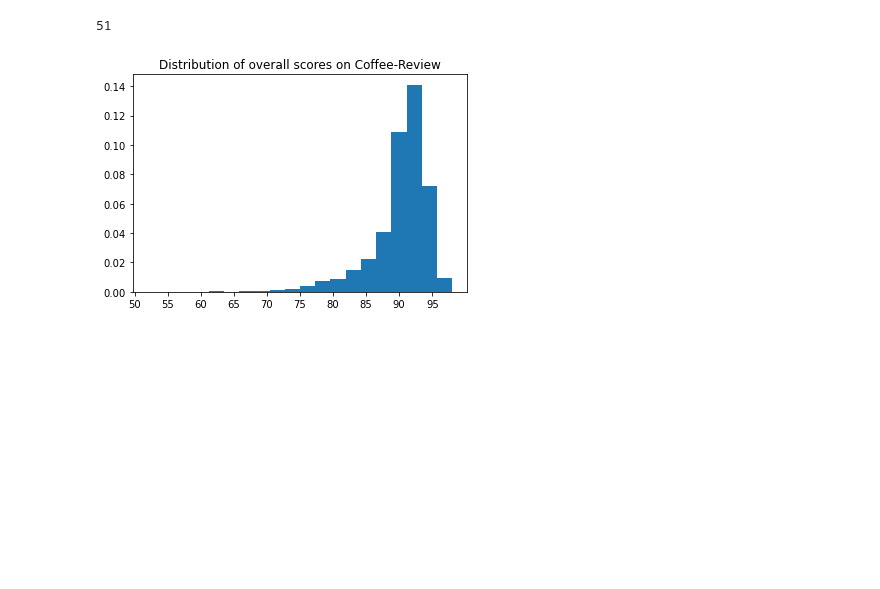
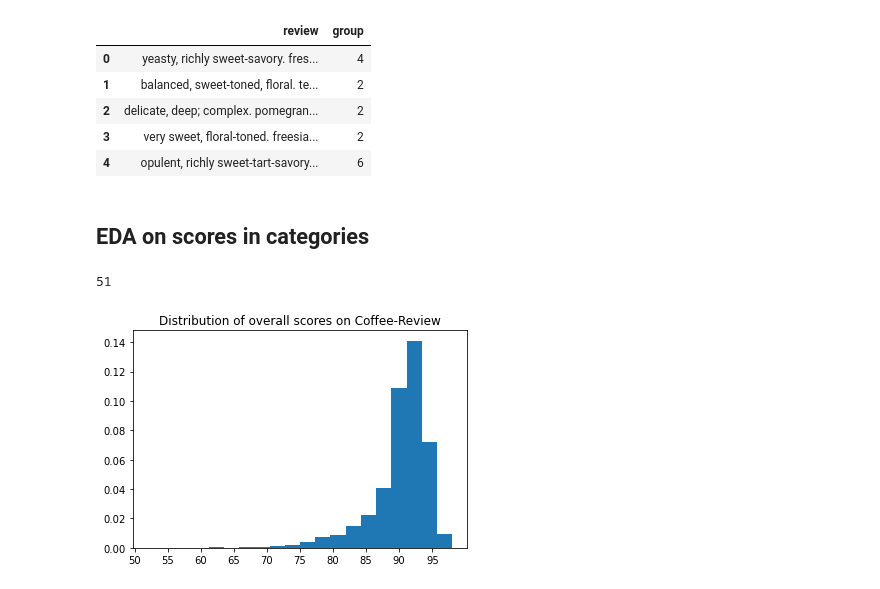
Before and after one commit to ejfeldman7/coffee-reviews-nlp, a Jupyter notebook: Notebooks/visualizations.ipynb, the cells around one changed output. Saved outputs shown, nothing was run; the diff lists cells and outputs as text; code cells hidden in the pictures; blank space fills up the shorter version.

```diff
--- a/Notebooks/visualizations.ipynb
+++ b/Notebooks/visualizations.ipynb
@@ -33,3 +45,17 @@ ratings.head()
+# %%
+temporary = pd.DataFrame()
+temporary['review'] = coffee.Review.str.lower()
+temporary['group'] = df_topic_breakdown.group
+temporary.head()
+# %% [output]
+|  | review | group |
+| 0 | yeasty, richly sweet-savory. fres... | 4 |
+| 1 | balanced, sweet-toned, floral. te... | 2 |
+| 2 | delicate, deep; complex. pomegran... | 2 |
+| 3 | very sweet, floral-toned. freesia... | 2 |
+| 4 | opulent, richly sweet-tart-savory... | 6 |
+# %% [markdown]
+## EDA on scores in categories
 # %%
 ratings.Aroma.isnull().sum()
 # %% [output]
```
Also changed, not shown: parts of 35 cells of this notebook, 1 other file.
